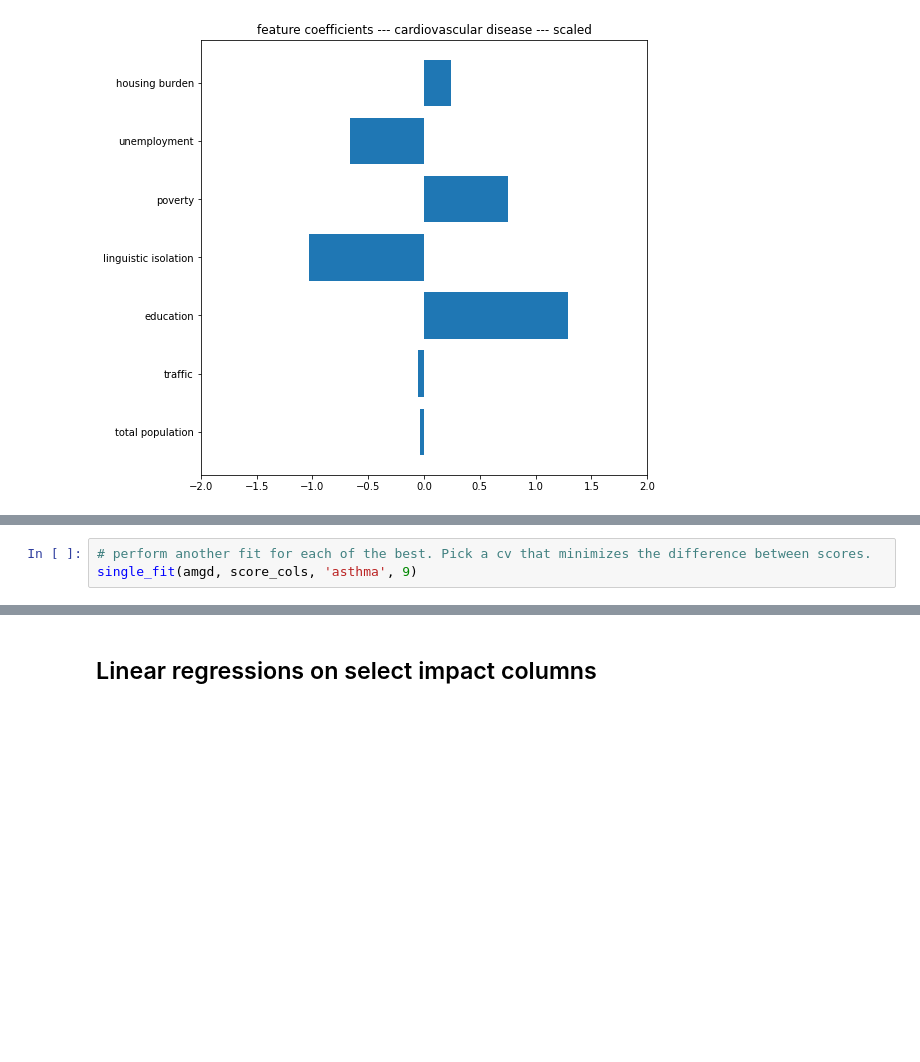
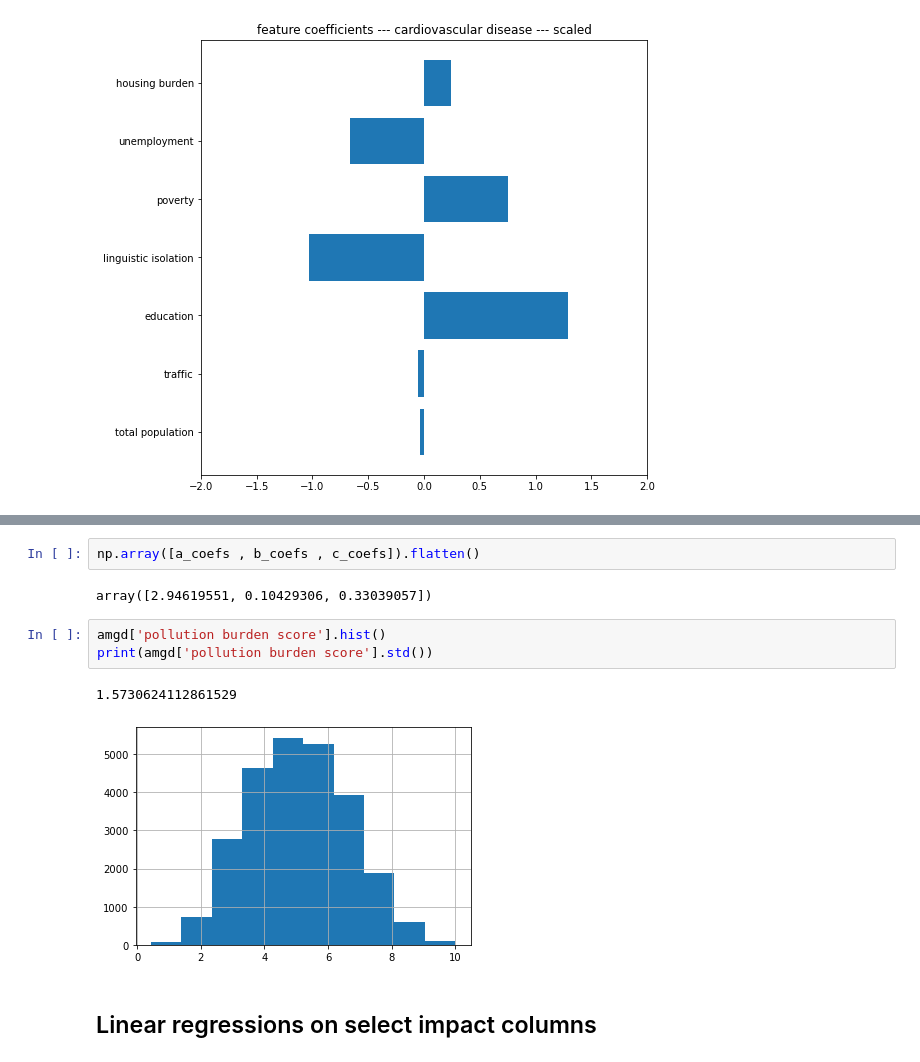
Before and after one commit to gigi-codes/warehouse_density, a Jupyter notebook: David/7_linear_regression.ipynb, the cells around one changed output, grey strips where cells are left out. Drawn from its saved outputs; the diff is of its cells as text; blank space fills up the shorter version.

```diff
--- a/David/7_linear_regression.ipynb
+++ b/David/7_linear_regression.ipynb
@@ -683,3 +713,0 @@ interpret_my_lr_grid_search(CAES_score_results, health_cols)
-# %%
-# perform another fit for each of the best. Pick a cv that minimizes the difference between scores.
-single_fit(amgd, score_cols, 'asthma', 9)
@@ -695,2 +746,12 @@ score_cols
+# %%
+np.array([a_coefs , b_coefs , c_coefs]).flatten()
+# %% [output]
+array([2.94619551, 0.10429306, 0.33039057])
+# %%
+amgd['pollution burden score'].hist()
+print(amgd['pollution burden score'].std())
+# %% [output]
+1.5730624112861529
+[figure, added]
 # %% [markdown]
 ## Linear regressions on select impact columns
```
Also changed, not shown: parts of 21 cells of this notebook, 3 other files.
